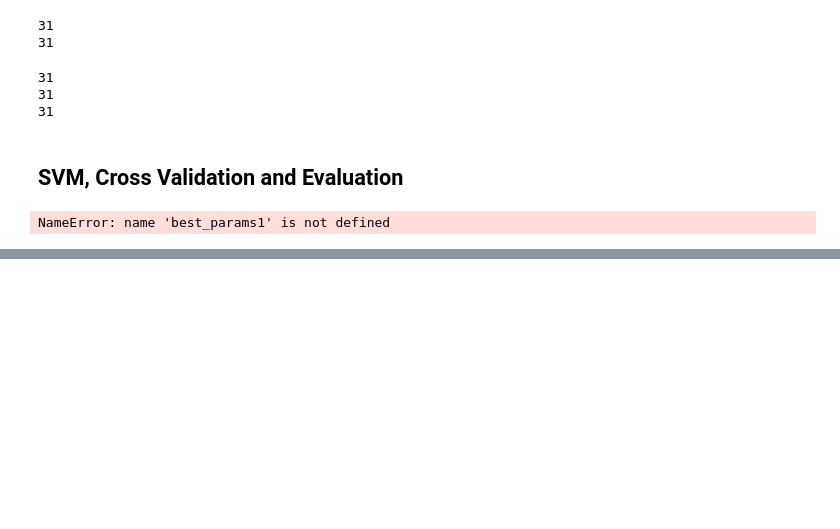
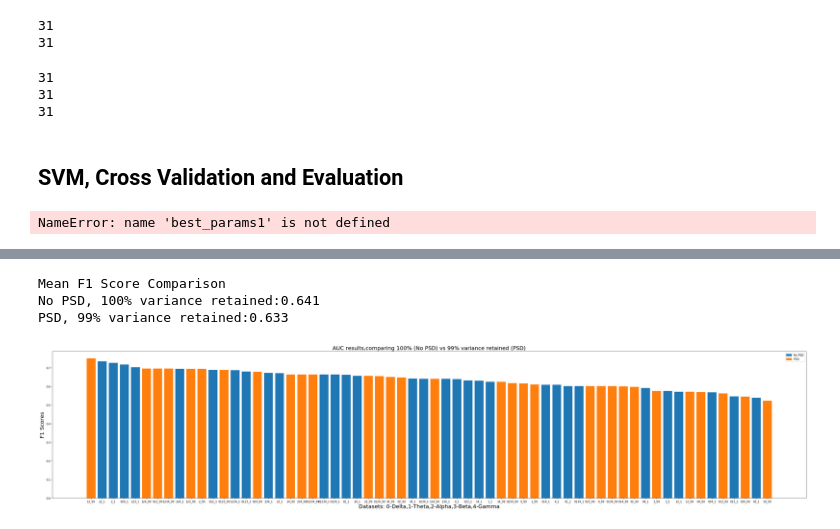
Before and after one commit to wu-di995/EEG_ML_Project, a Jupyter notebook: Python/EEG_think_count.ipynb, the cells around one changed output, grey strips where cells are left out. Drawn from its saved outputs; the diff is of its cells as text; code cells hidden in the pictures; blank space fills up the shorter version.

```diff
--- a/Python/EEG_think_count.ipynb
+++ b/Python/EEG_think_count.ipynb
@@ -609,0 +748,7 @@ NameError: name 'best_params1' is not defined
+# %%
+plot_barVarainceCompare(AUC_results_df,AUC_savedir)
+# %% [output]
+Mean F1 Score Comparison
+No PSD, 100% variance retained:0.641
+PSD, 99% variance retained:0.633
+[figure, added]
```
Also changed, not shown: parts of 6 cells of this notebook, 3 other files.
